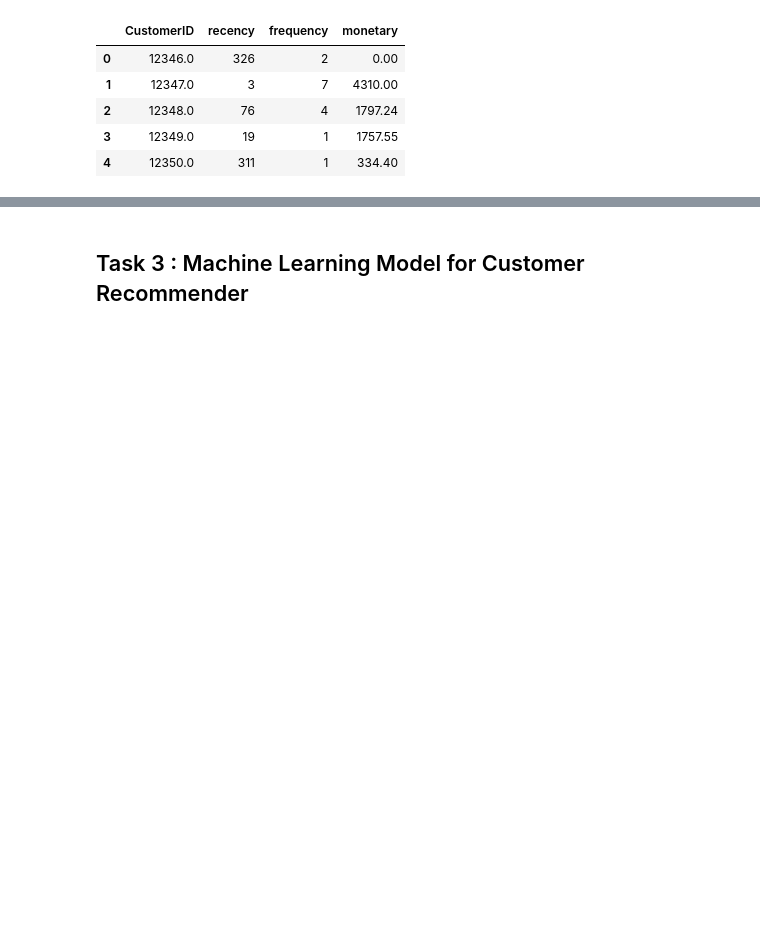
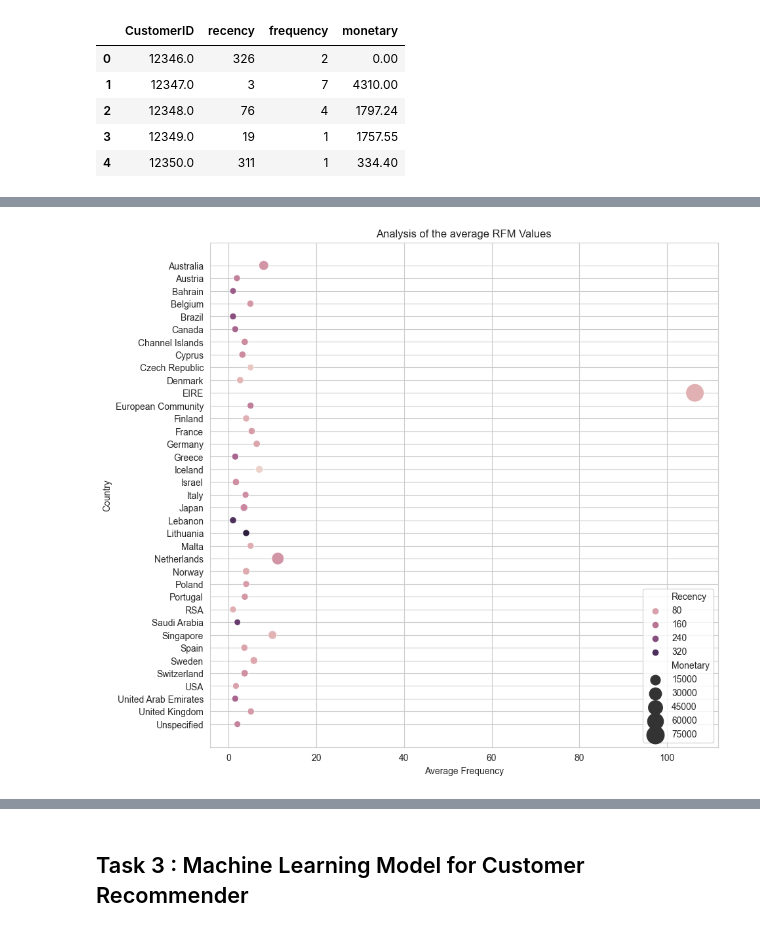
Before and after one commit to someshjadhwani24/Context_Aware_Recommender, a Jupyter notebook: Project_Main.ipynb, the cells around one changed output, grey strips where cells are left out. Cells and saved outputs as stored; diff of their text form; code cells hidden in the pictures; blank space fills up the shorter version.

```diff
--- a/Project_Main.ipynb
+++ b/Project_Main.ipynb
@@ -492,0 +471,21 @@ x=plt.bar(rfm_stats.axes[0].tolist(),rfm_stats['monetary'],color=['plum', 'mocca
+# %%
+AOV2 = pd.DataFrame()
+AOV2['Country']=rfm.groupby(['Country']).sum().axes[0]
+AOV2['Frequency'] = list(rfm.groupby(['Country']).mean()['frequency'])
+AOV2['Monetary'] = list(rfm.groupby(['Country']).mean()['monetary'])
+AOV2['Recency'] = list(rfm.groupby(['Country']).mean()['recency'])
+AOV2['AOV'] = AOV2['Monetary']/AOV['Frequency']
+#AOV2= AOV2.drop(AOV2.loc[AOV2['Country'] == "United Kingdom"].index)
+# %%
+sns.set_style("whitegrid")
+sns.cubehelix_palette(as_cmap=True)
+plt.figure(figsize=(10,10))
+data = AOV2[['Frequency','Recency','Monetary','Country']]
+sns.scatterplot(data=data, x="Frequency", y="Country", size="Monetary", hue="Recency", edgecolors="black", sizes=(50, 400))
+plt.legend(loc="lower right")
+plt.title("Analysis of the average RFM Values")
+plt.xlabel("Average Frequency")
+# show the graph
+plt.show()
+# %% [output]
+[figure, added]
```
Also changed, not shown: parts of 42 cells of this notebook.
